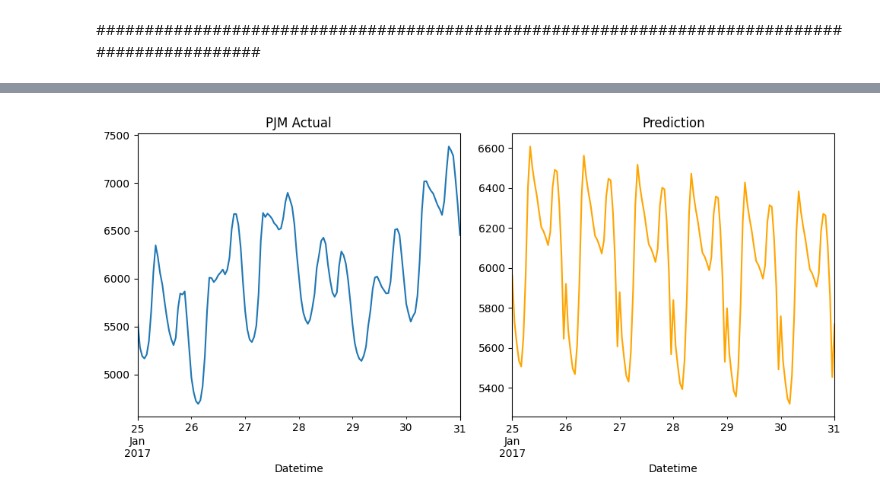
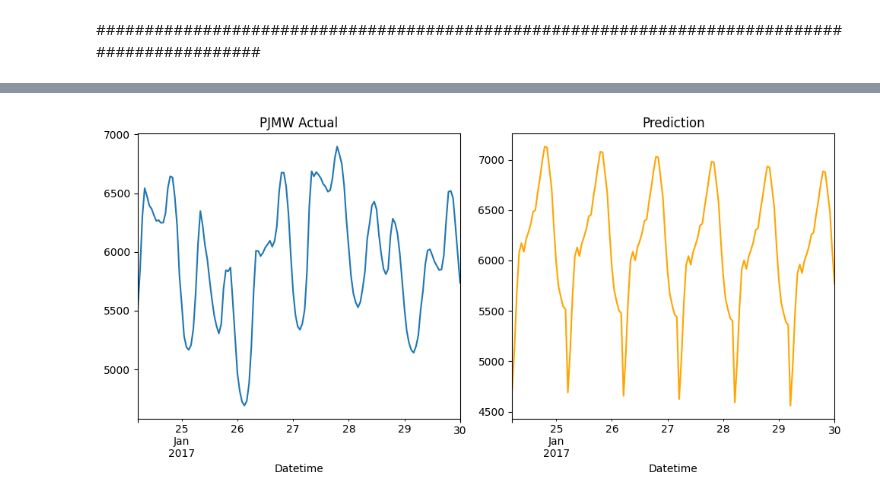
Before and after one commit to PriankaV/Energy-Consumption-Forecasting, a Jupyter notebook: SARIMA.ipynb, the cells around one changed output, grey strips where cells are left out. Cells and saved outputs as stored; diff of their text form; code cells hidden in the pictures.

```diff
--- a/SARIMA.ipynb
+++ b/SARIMA.ipynb
@@ -273,9 +273,8 @@ Get Training Data
 # %%
 # Train-test split: seems to be good for short-term only
 
-df = df_PJM_2017_jan.copy(deep=True)
-#df = df_PJM_2017.copy(deep=True)
-mw_col = "PJMW_MW"
+df = df_month.copy(deep=True)
+mw_col = utility + "_MW"
 df = df.asfreq(pd.infer_freq(df.index))
 
 # Train-test split: 80% for training, 20% for testing
@@ -380,13 +384,15 @@ for year in range(start_date.year,end_date.year):
 # %%
 fig, axs = plt.subplots(1, 2, figsize=(10, 5))
 
-test_data.plot(y='PJMW_MW', ax=axs[0], label='PJM')
-axs[0].set_title('PJM Actual')
+#test_data.plot(y='PJMW_MW', ax=axs[0], label='PJM')
+test_data.plot(ax=axs[0], label=utility)
+axs[0].set_title(utility + " Actual")
 
-predictions.plot(y='PJMW_MW', ax=axs[1], label='Prediction', color="orange")
+#predictions.plot(y='PJMW_MW', ax=axs[1], label='Prediction', color="orange")
+predictions.plot(ax=axs[1], label='Prediction', color="orange")
 axs[1].set_title('Prediction')
 
 plt.tight_layout()
 plt.show()
 # %% [output]
-[figure, old version]
+[figure, new version]
```
Also changed, not shown: parts of 13 cells of this notebook.
